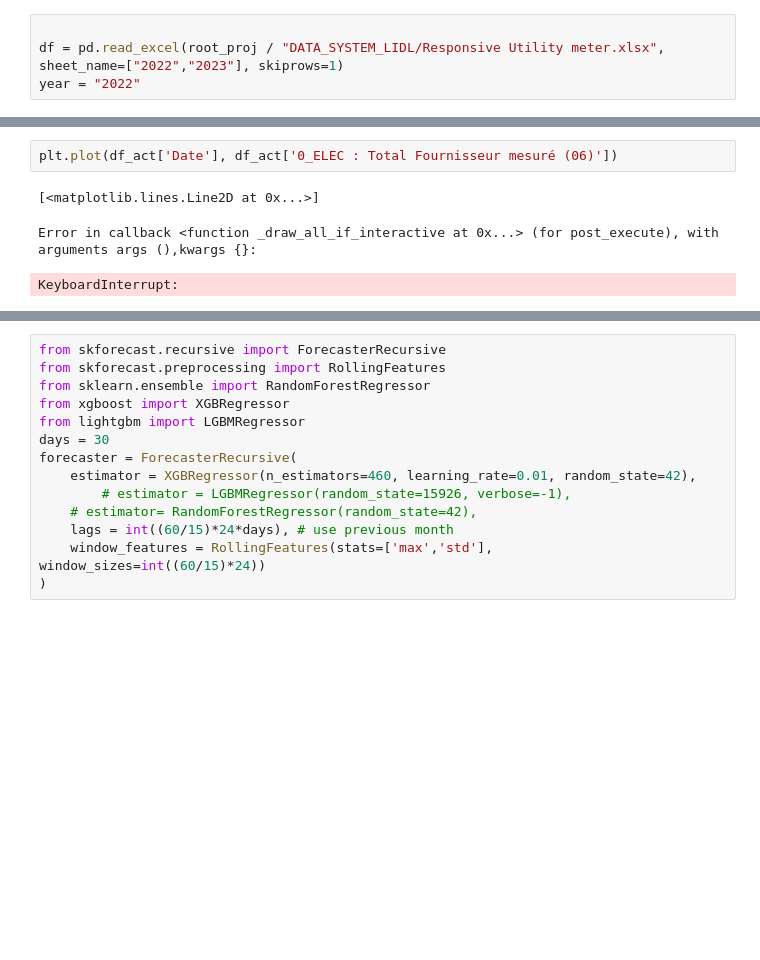
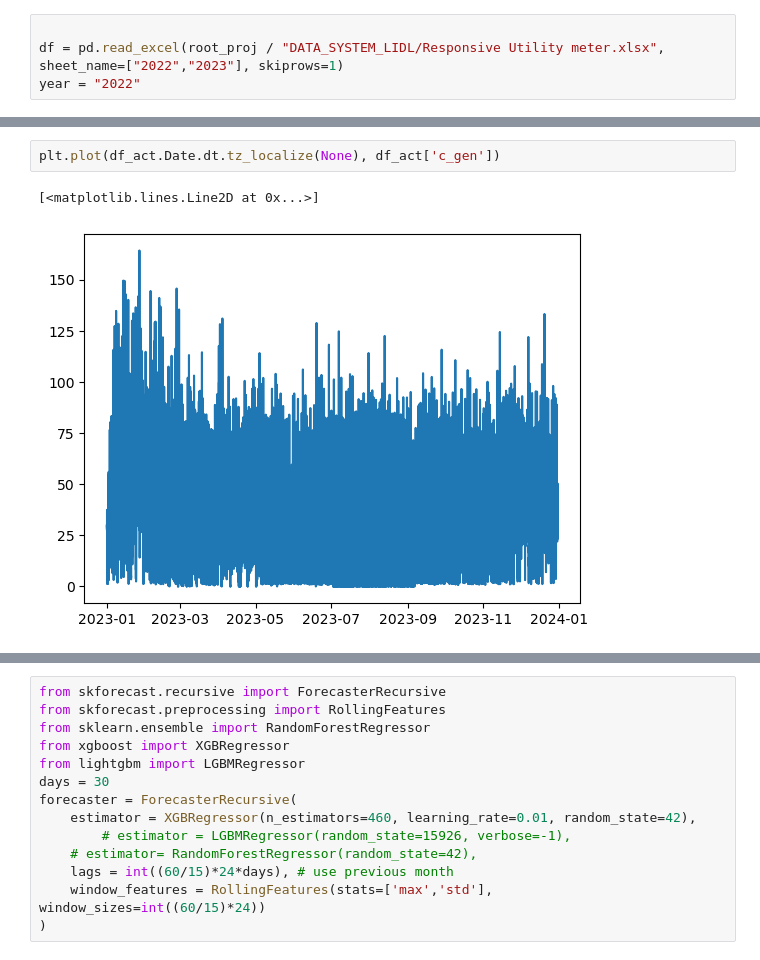
Before and after one commit to SpongeStark/Pre-PhD, a Jupyter notebook: demo/Train_SM_CONSO.ipynb, the cells around one changed output, grey strips where cells are left out. Saved outputs shown, nothing was run; the diff lists cells and outputs as text; blank space fills up the shorter version.

```diff
--- a/demo/Train_SM_CONSO.ipynb
+++ b/demo/Train_SM_CONSO.ipynb
@@ -33,6 +44,5 @@ df_act = df[year]
 # %%
-plt.plot(df_act['Date'], df_act['0_ELEC : Total Fournisseur mesuré (06)'])
+plt.plot(df_act.Date.dt.tz_localize(None), df_act['c_gen'])
 # %% [output]
 [<matplotlib.lines.Line2D at 0x...>]
-Error in callback <function _draw_all_if_interactive at 0x...> (for post_execute), with arguments args (),kwargs {}:
-KeyboardInterrupt:
+[figure, added]
```
Also changed, not shown: parts of 7 cells of this notebook, 1 other file.
